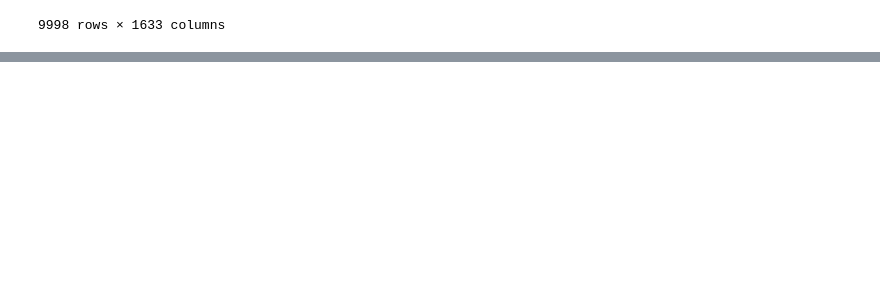
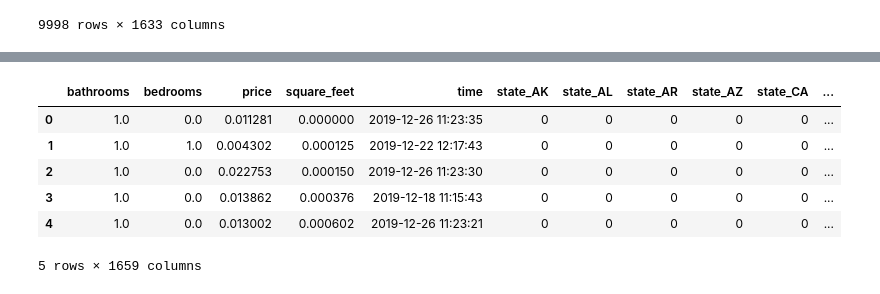
Before and after one commit to Daniel-Tran3/CSE_151A_Project, a Jupyter notebook: Data Preprocessing.ipynb, the cells around one changed output, grey strips where cells are left out. Drawn from its saved outputs; the diff is of its cells as text; code cells hidden in the pictures; blank space fills up the shorter version.

Commit message:
binarize amenities and output the new csv

```diff
--- a/Data Preprocessing.ipynb
+++ b/Data Preprocessing.ipynb
@@ -226,0 +229,3 @@ final_cleaned
+# %%
+all_amenities = (final_cleaned['amenities'].explode()).unique()[1:]
+all_amenities
@@ -226,0 +239,7 @@ final_cleaned
+# %%
+final_cleaned = final_cleaned.reset_index(drop=True)
+# %%
+amenities = pd.DataFrame()
+
+for a in all_amenities:
+    amenities[a] = final_cleaned['amenities'].apply(lambda x: 1 if a in x else 0)
@@ -226,0 +256,11 @@ final_cleaned
+# %%
+final_processed = pd.concat([final_cleaned, amenities], axis=1).drop(columns='amenities')
+final_processed.head()
+# %% [output]
+|  | bathrooms | bedrooms | price | square_feet | time | state_AK | state_AL | state_AR | state_AZ | state_CA | ... |
+| 0 | 1.0 | 0.0 | 0.011281 | 0.000000 | 2019-12-26 11:23:35 | 0 | 0 | 0 | 0 | 0 | ... |
+| 1 | 1.0 | 1.0 | 0.004302 | 0.000125 | 2019-12-22 12:17:43 | 0 | 0 | 0 | 0 | 0 | ... |
+| 2 | 1.0 | 0.0 | 0.022753 | 0.000150 | 2019-12-26 11:23:30 | 0 | 0 | 0 | 0 | 0 | ... |
+| 3 | 1.0 | 0.0 | 0.013862 | 0.000376 | 2019-12-18 11:15:43 | 0 | 0 | 0 | 0 | 0 | ... |
+| 4 | 1.0 | 0.0 | 0.013002 | 0.000602 | 2019-12-26 11:23:21 | 0 | 0 | 0 | 0 | 0 | ... |
+5 rows × 1659 columns
```
Also changed, not shown: parts of 3 cells of this notebook, 1 other file.
